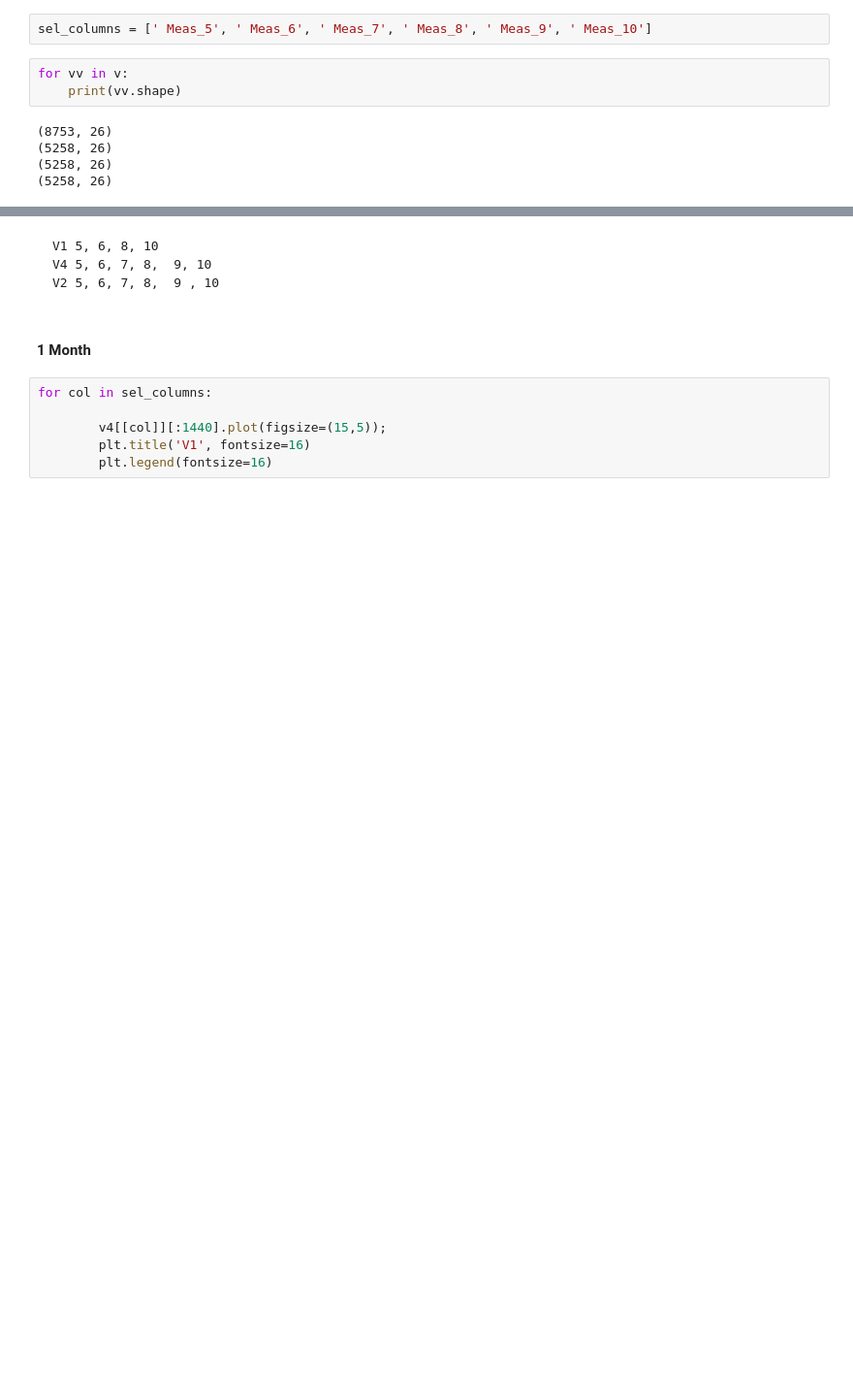
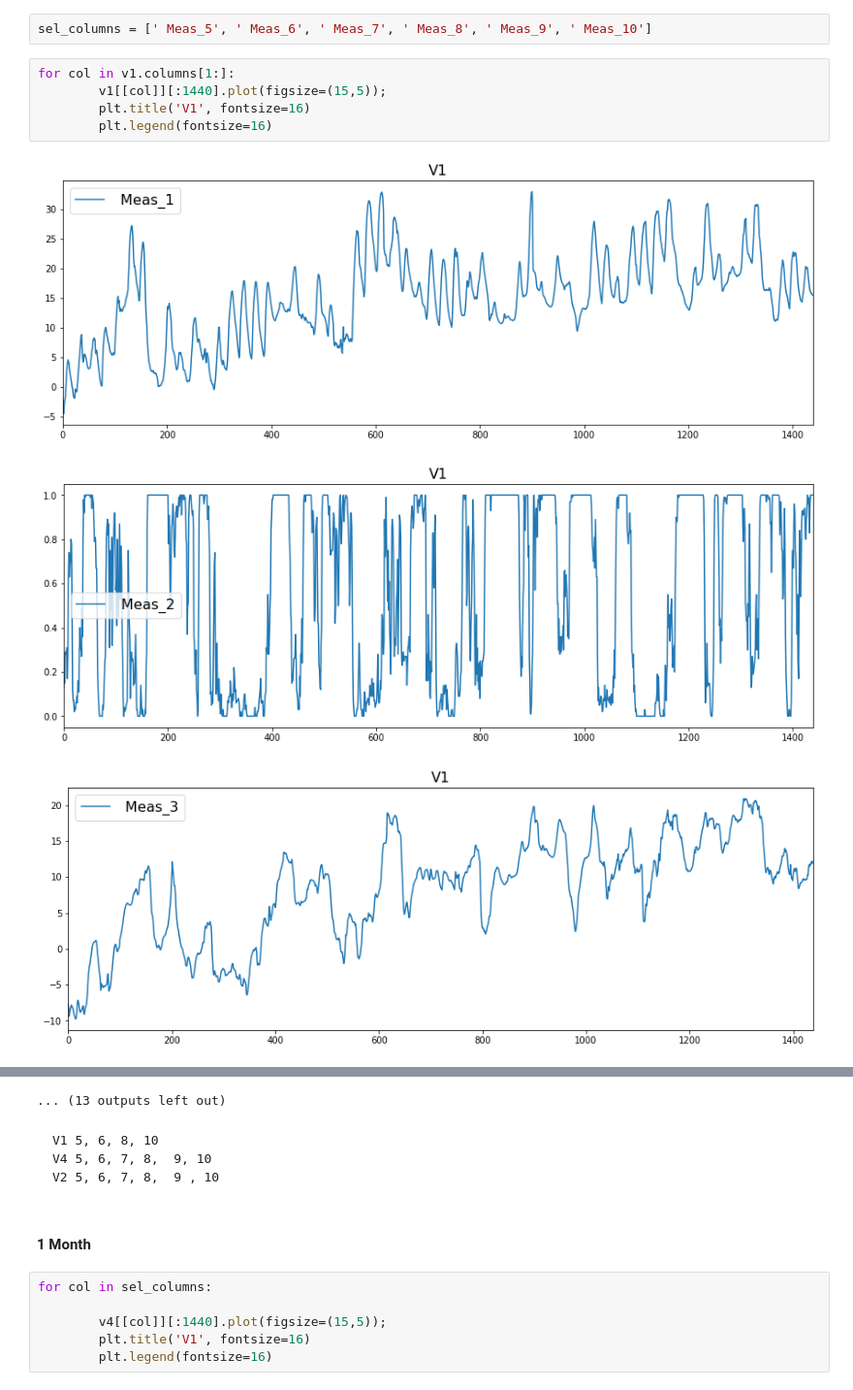
Before and after one commit to michael135/time_series_clustering, a Jupyter notebook: new_data_4_5-10_columns-Copy1.ipynb, the cells around one changed output, grey strips where cells are left out. Shown at 97% size. Saved outputs shown, nothing was run; the diff lists cells and outputs as text; blank space fills up the shorter version.

````diff
--- a/new_data_4_5-10_columns-Copy1.ipynb
+++ b/new_data_4_5-10_columns-Copy1.ipynb
@@ -32,10 +37,11 @@ v_names = ['v1', 'v2', 'v4', 'v8', 'v11', 'v14', 'v15', 'v19']
 # %%
 sel_columns = [' Meas_5', ' Meas_6', ' Meas_7', ' Meas_8', ' Meas_9', ' Meas_10']
-# %%
-for vv in v:
-    print(vv.shape)
-# %% [output]
-(8753, 26)
-(5258, 26)
-(5258, 26)
-(5258, 26)
+# %%
+for col in v1.columns[1:]:
+        v1[[col]][:1440].plot(figsize=(15,5));
+        plt.title('V1', fontsize=16)
+        plt.legend(fontsize=16)
+# %% [output]
+[figure, added]
+[figure, added]
+[figure, added]
@@ -42,3 +57,4 @@ for vv in v:
+... (13 outputs left out)
 # %% [markdown]
 ```
 V1 5, 6, 8, 10
````
Also changed, not shown: parts of 3 cells of this notebook, 1 other file.
